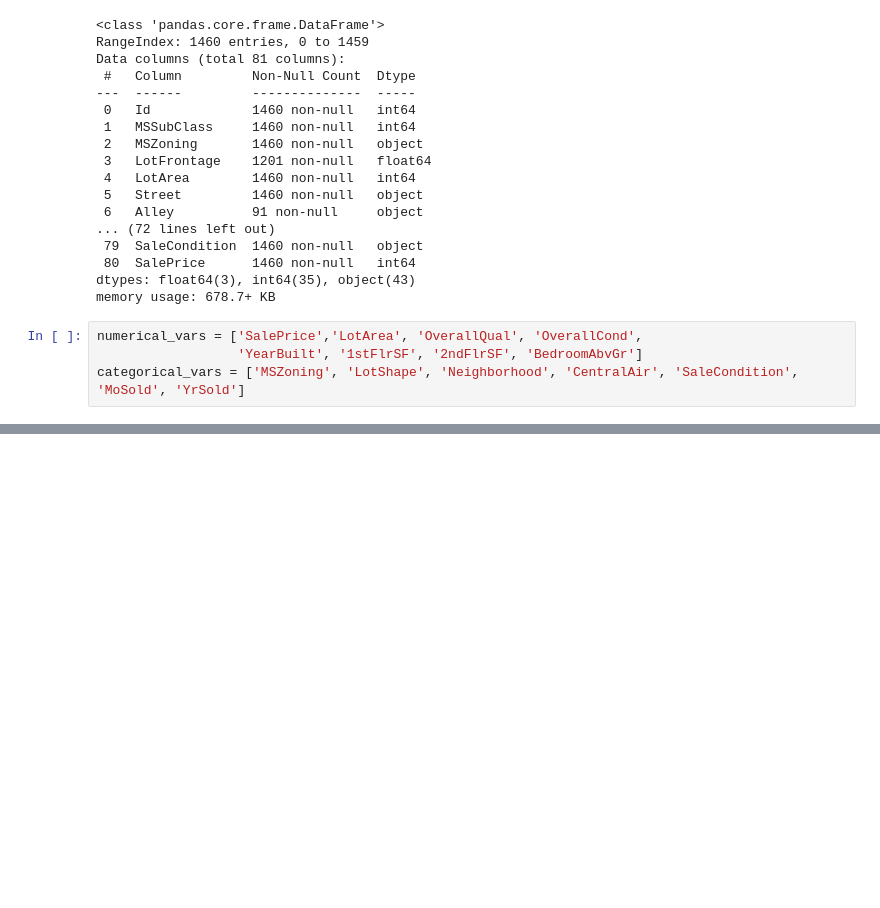
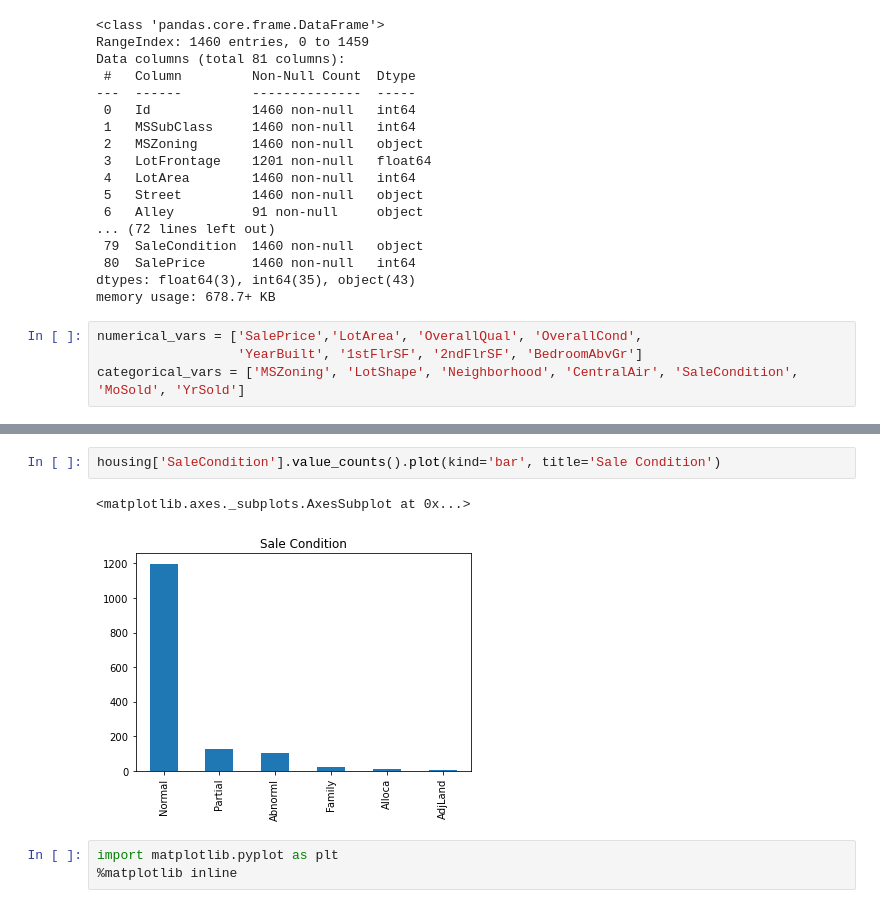
Before and after one commit to phanisai22/Data-science, a Jupyter notebook: TextBook - Become a Python Data Analyst/04 Seaborn.ipynb, the cells around one changed output, grey strips where cells are left out. Saved outputs shown, nothing was run; the diff lists cells and outputs as text; blank space fills up the shorter version.

```diff
--- a/TextBook - Become a Python Data Analyst/04 Seaborn.ipynb
+++ b/TextBook - Become a Python Data Analyst/04 Seaborn.ipynb
@@ -35,0 +106,8 @@ categorical_vars = ['MSZoning', 'LotShape', 'Neighborhood', 'CentralAir', 'SaleC
+# %%
+housing['SaleCondition'].value_counts().plot(kind='bar', title='Sale Condition')
+# %% [output]
+<matplotlib.axes._subplots.AxesSubplot at 0x...>
+[figure, added]
+# %%
+import matplotlib.pyplot as plt
+%matplotlib inline
```
Also changed, not shown: parts of 24 cells of this notebook.
